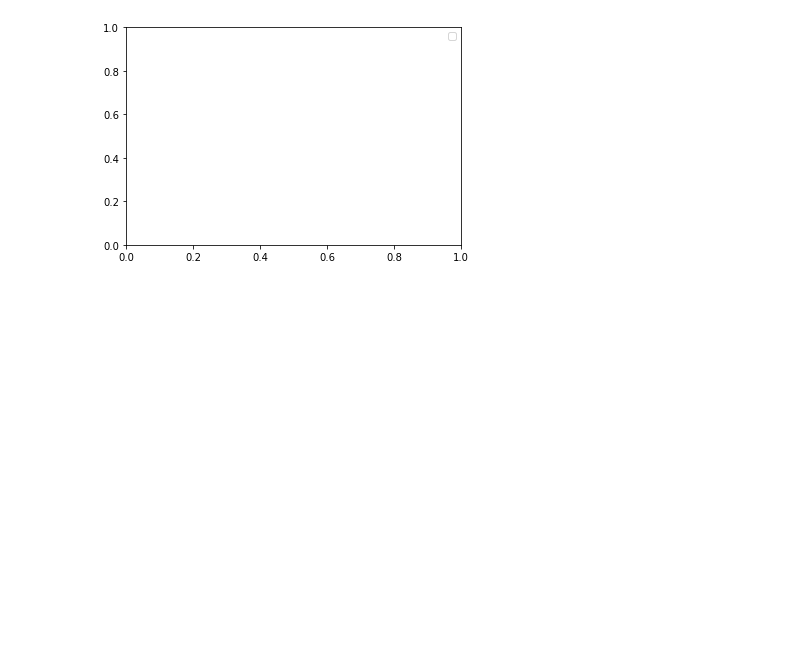
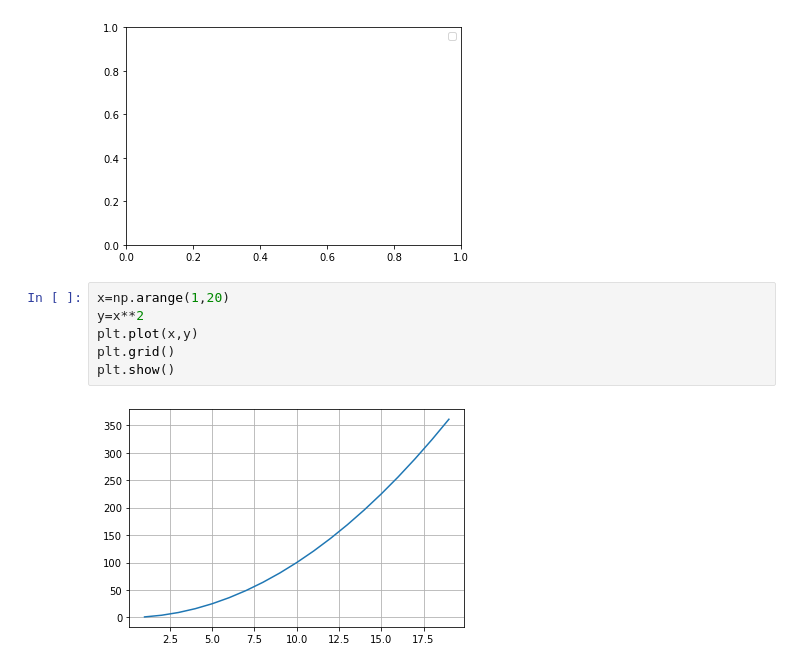
Before and after one commit to Disha0803/Matplotlib, a Jupyter notebook: Matplotlib basics.ipynb, the cells around one changed output. Cells and saved outputs as stored; diff of their text form; blank space fills up the shorter version.

Commit message:
grid

```diff
--- a/Matplotlib basics.ipynb
+++ b/Matplotlib basics.ipynb
@@ -255,3 +255,11 @@ class Legend(matplotlib.artist.Artist)
  |      Whether the artist is 'stale' and needs to be re-drawn for the output
  |      to match the internal state of the artist.
 [figure]
+# %%
+x=np.arange(1,20)
+y=x**2
+plt.plot(x,y)
+plt.grid()
+plt.show()
+# %% [output]
+[figure, added]
```
Also changed, not shown: parts of 8 cells of this notebook.
